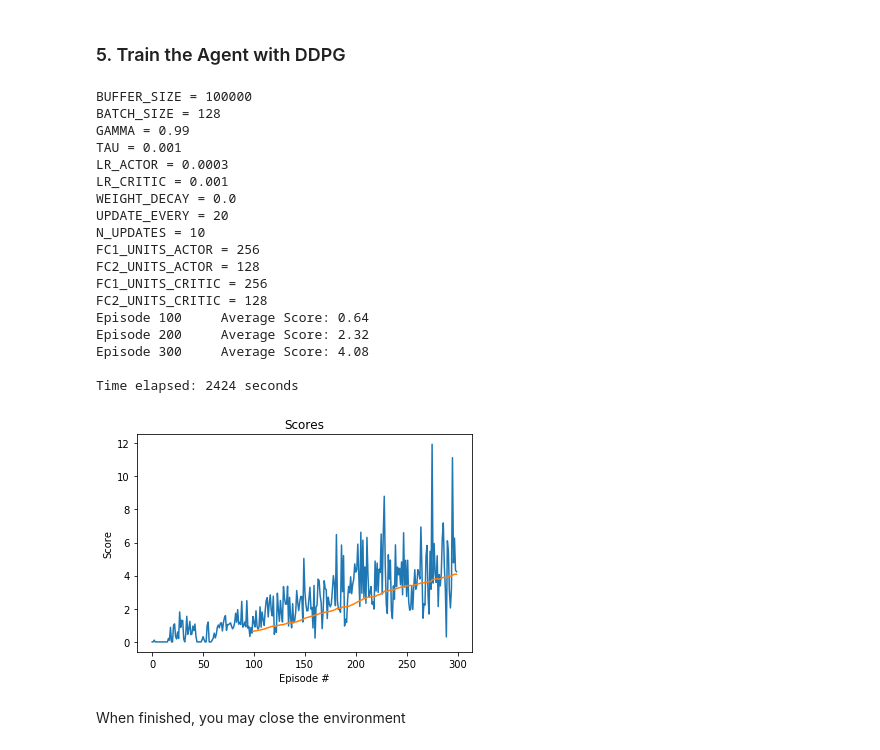
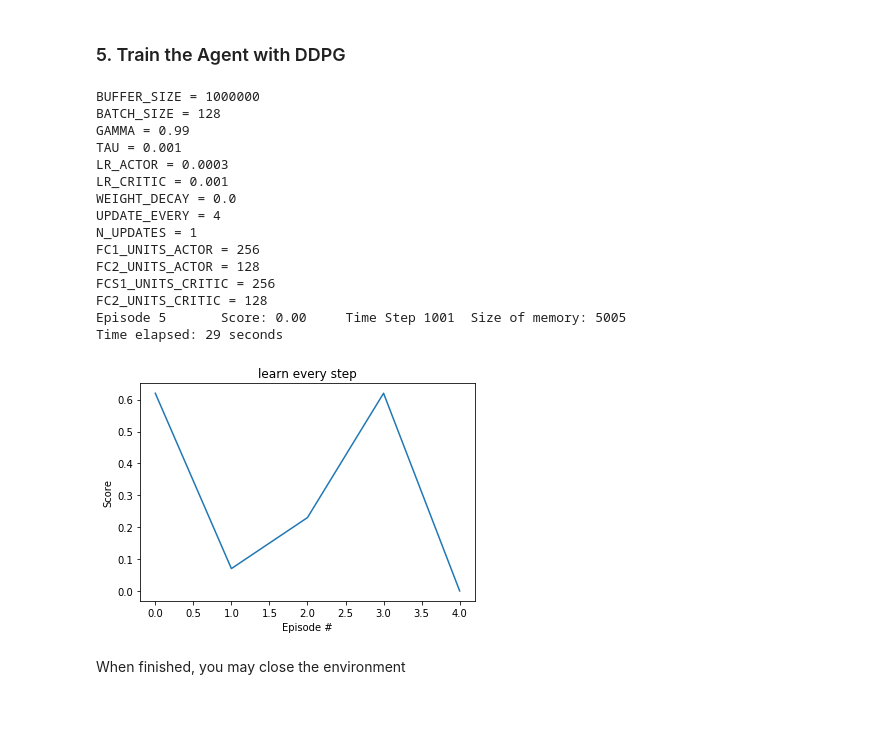
Before and after one commit to jeff-daniels/Udacity-Deep-Reinforcement-Learning-Nanodegree, a Jupyter notebook: Project 2: Continuous Control/Continuous_Control.ipynb, the cells around one changed output. Saved outputs shown, nothing was run; the diff lists cells and outputs as text; code cells hidden in the pictures; blank space fills up the shorter version.

```diff
--- a/Project 2: Continuous Control/Continuous_Control.ipynb
+++ b/Project 2: Continuous Control/Continuous_Control.ipynb
@@ -174,7 +174,8 @@ env_info = env.reset(train_mode=True)[brain_name]
 # %%
 # Modified from Navigation
 
-def ddpg(n_episodes=175, max_t=1100, scores_window_len=100, goal_score = 30, save_every=10, resume_training=False):
+def ddpg(n_episodes=175, max_t=1100, scores_window_len=100, goal_score = 30,
+         print_every = 10, save_every=10, resume_training=False):
     """Deep Q-Learning.
     Params
     ======
@@ -204,9 +205,6 @@ def ddpg(n_episodes=175, max_t=1100, scores_window_len=100, goal_score = 30, sav
         agents, scores_per_episode, scores_window, memory = load_checkpoint(agents, scores_per_episode,
                                                                             scores_window, memory)
 
-
-
-
     for i_episode in range(len(scores_per_episode)+1, n_episodes+1):
         env_info = env.reset(train_mode=True)[brain_name]    # reset the environment
         states = env_info.vector_observations                # get the current states
@@ -232,18 +230,20 @@ def ddpg(n_episodes=175, max_t=1100, scores_window_len=100, goal_score = 30, sav
 
         scores_window.append(scores)                         # save most recent scores
         scores_per_episode.append(scores)                    # save most recent scores
-        if i_episode % scores_window_len == 0:               # output average of scores_windows
-            print('\rEpisode {}\tAverage Score: {:.2f}'.format(i_episode, np.mean(scores_window)), end=" "*35+"\n")
+        if i_episode % print_every == 0:                     # output average of scores_windows
+            print('\rEpisode {}\tAverage Score: {:.2f}'.format(i_episode, np.mean(scores_per_episode[-print_every:])),
+                  end=" "*35+"\n")
         if np.mean(scores_window)>=goal_score:               # proclaim the evironment solved, save checkpoints
             print('\nEnvironment solved in {:d} episodes!\tAverage Score: {:.2f}'
                   .format(i_episode-scores_window_len, np.mean(scores_window)))
-            save_checkpoint(agents, scores_per_episode, memory, path='checkpoint.tar')
+            save_checkpoint(agents, scores_per_episode, memory, ddpg_agent, 'checkpoint.tar')
             break
         if i_episode % save_every ==0:                        # save the models
-            save_checkpoint(agents, scores_per_episode, memory, path='checkpoint.tar')
+            save_checkpoint(agents, scores_per_episode, memory, ddpg_agent, 'checkpoint.tar')
     return scores_per_episode
 # %%
-def run_agent(n_episodes=175, max_t=1001, scores_window_len=100, goal_score = 30, save_every=10,
+def run_agent(n_episodes=175, max_t=1001, scores_window_len=100, goal_score = 30,
+              print_every=10, save_every=10,
               resume_training=False, plot=False, title='Scores'):
     """ Runs an agent over episodes and returns the scores from each episode
         Attempts to make hyperparameter tuning easier
@@ -261,7 +261,7 @@ def run_agent(n_episodes=175, max_t=1001, scores_window_len=100, goal_score = 30
     # Generate Scores
     tic = time.time()
     print_hyperparameters(ddpg_agent)
-    scores = ddpg(n_episodes, max_t, scores_window_len, goal_score, save_every, resume_training)
+    scores = ddpg(n_episodes, max_t, scores_window_len, goal_score, print_every, save_every, resume_training)
     toc = time.time()
     print("\nTime elapsed: {:.0f} seconds".format(toc-tic))
 
@@ -301,25 +303,23 @@ def load_checkpoint(agents, scores_per_episode, scores_window, memory, path='che
 # %%
-scores = run_agent(n_episodes=10, max_t=1500, scores_window_len=100, goal_score = 30, save_every=5,
-                  resume_training=False, plot=True, title='Scores')
+scores = run_agent(n_episodes=5, max_t=1500, scores_window_len=100, goal_score = 30,
+                   print_every=10, save_every=1,
+                   resume_training=False, plot=True, title='learn every step')
 # %% [output]
-BUFFER_SIZE = 100000
+BUFFER_SIZE = 1000000
 BATCH_SIZE = 128
 GAMMA = 0.99
 TAU = 0.001
 LR_ACTOR = 0.0003
 LR_CRITIC = 0.001
 WEIGHT_DECAY = 0.0
-UPDATE_EVERY = 20
-N_UPDATES = 10
+UPDATE_EVERY = 4
+N_UPDATES = 1
 FC1_UNITS_ACTOR = 256
 FC2_UNITS_ACTOR = 128
-FC1_UNITS_CRITIC = 256
+FCS1_UNITS_CRITIC = 256
 FC2_UNITS_CRITIC = 128
-Episode 100     Average Score: 0.64
-Episode 200     Average Score: 2.32
-Episode 300     Average Score: 4.08
-
-Time elapsed: 2424 seconds
+Episode 5       Score: 0.00     Time Step 1001  Size of memory: 5005
+Time elapsed: 29 seconds
-[figure, old version]
+[figure, new version]
 # %% [markdown]
 When finished, you may close the environment
```
Also changed, not shown: parts of 4 cells of this notebook, 3 other files.
